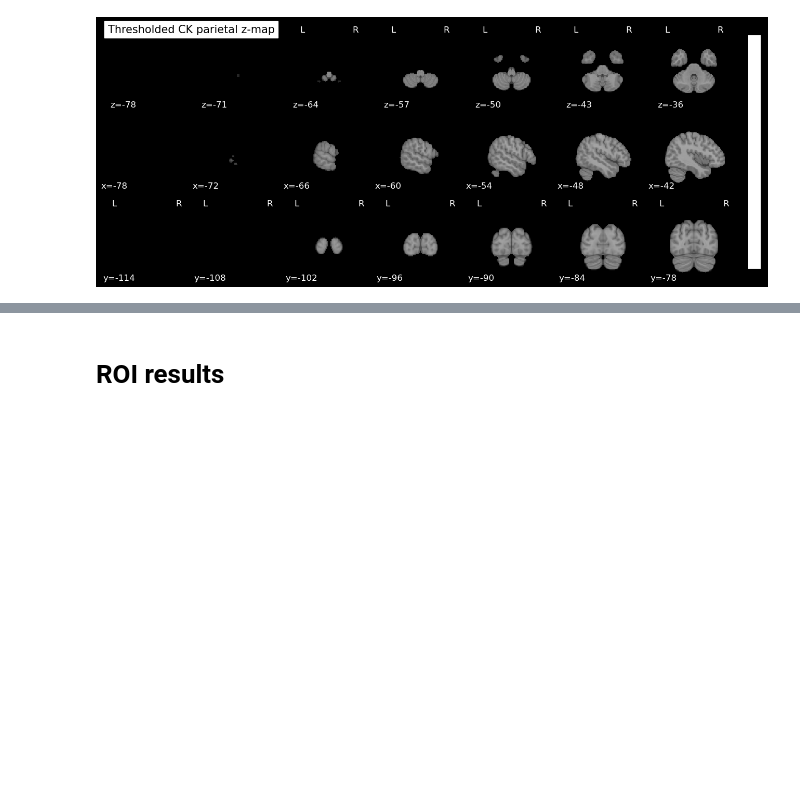
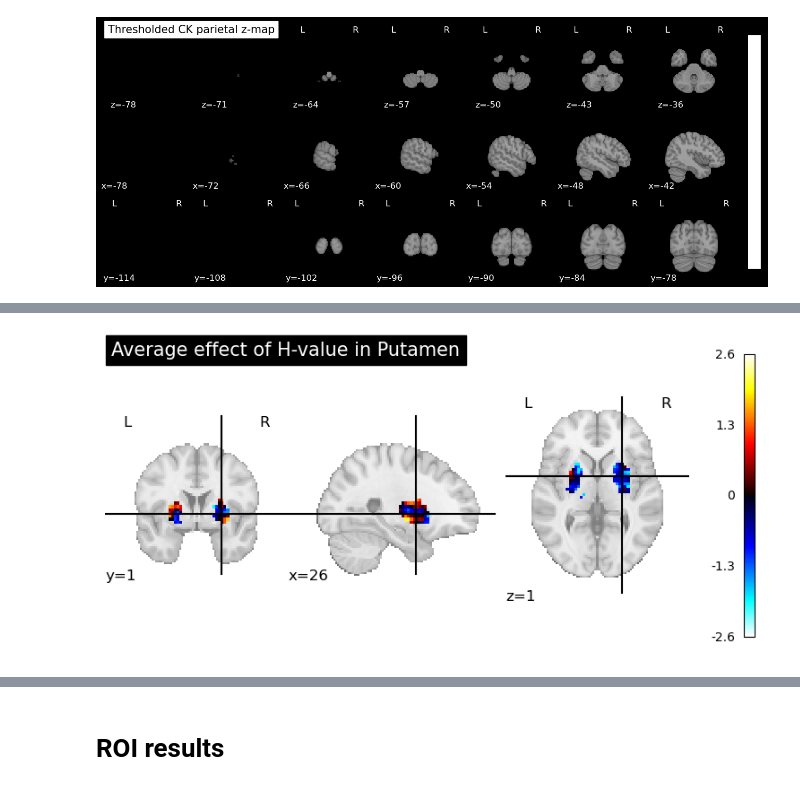
Before and after one commit to hugofluhr/learning-habits-analysis, a Jupyter notebook: results_notebooks/second_lvl_collapsed.ipynb, the cells around one changed output, grey strips where cells are left out. Saved outputs shown, nothing was run; the diff lists cells and outputs as text; code cells hidden in the pictures; blank space fills up the shorter version.

```diff
--- a/results_notebooks/second_lvl_collapsed.ipynb
+++ b/results_notebooks/second_lvl_collapsed.ipynb
@@ -299,0 +321,9 @@ parietal_table = get_clusters_table(CK_parietal_zmap, stat_threshold=CK_parietal
+# %%
+display = plotting.plot_stat_map(
+    CK_putamen_zmap,
+    black_bg=False,
+    display_mode='ortho',
+    title='Average effect of H-value in Putamen'
+)
+# %% [output]
+[figure, added]
```
Also changed, not shown: parts of 5 cells of this notebook.
